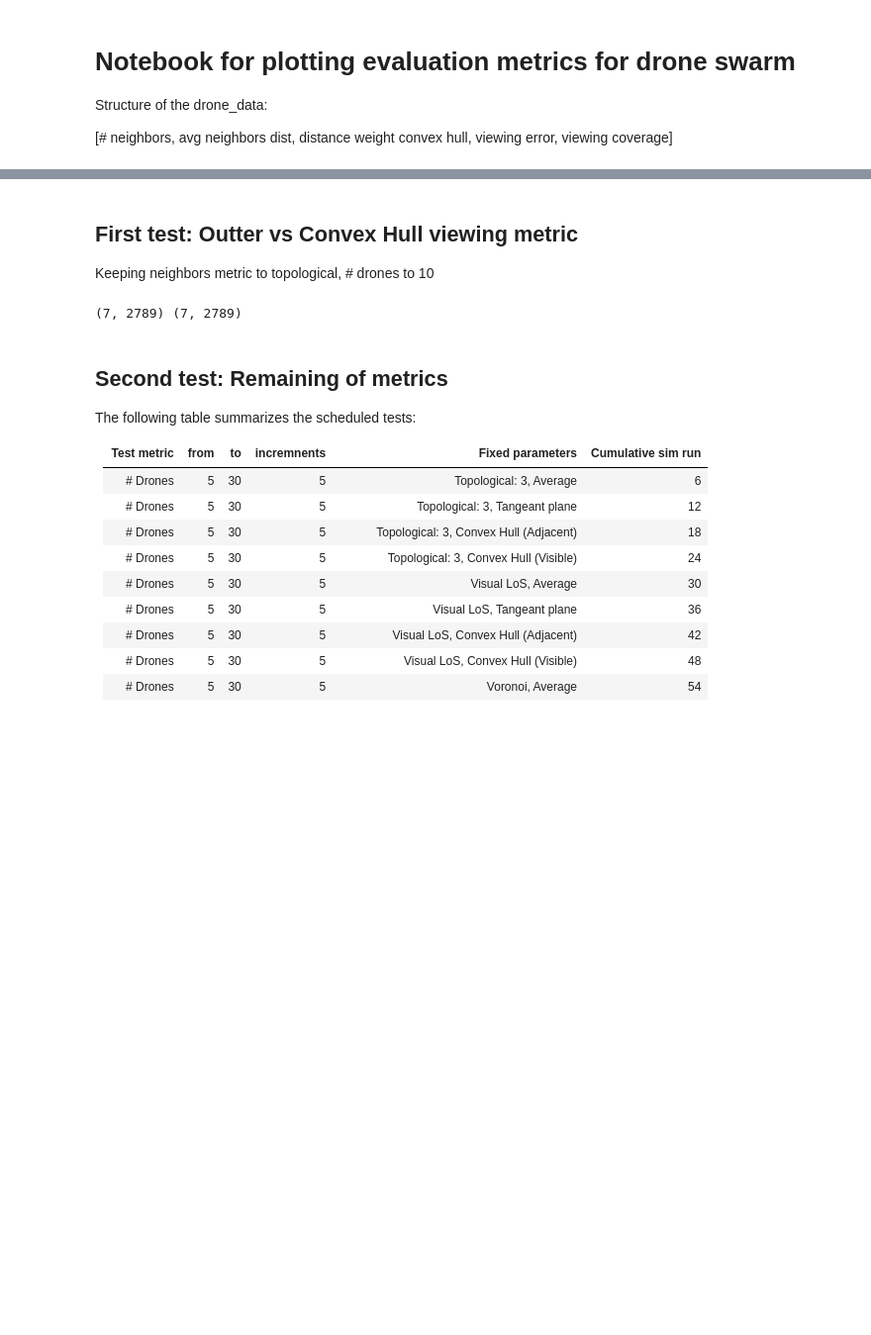
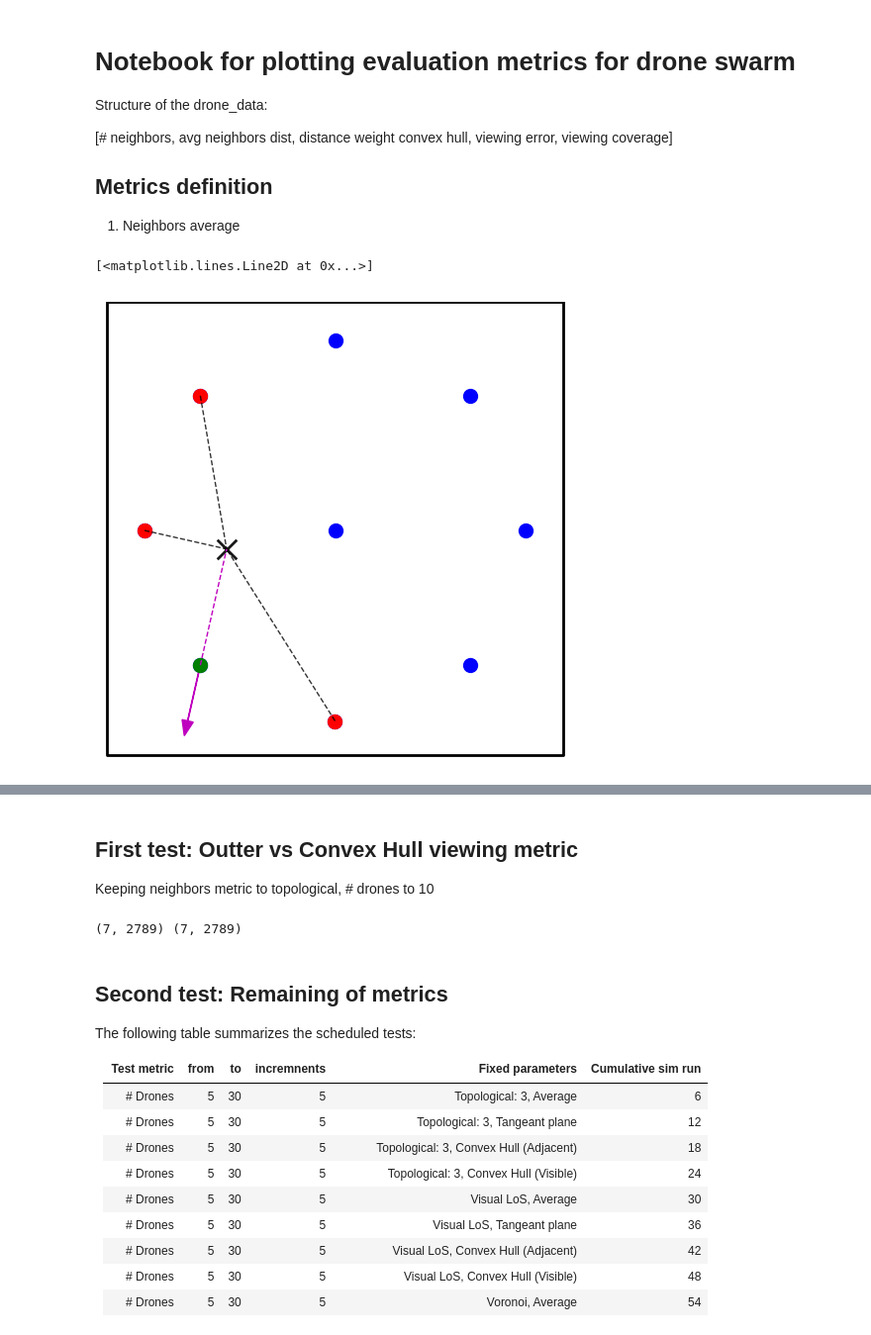
Before and after one commit to Alex0021/Robotic_Project1, a Jupyter notebook: notebooks/metric_eval.ipynb, the cells around one changed output, grey strips where cells are left out. Shown at 99% size. Drawn from its saved outputs; the diff is of its cells as text; code cells hidden in the pictures; blank space fills up the shorter version.

```diff
--- a/notebooks/metric_eval.ipynb
+++ b/notebooks/metric_eval.ipynb
@@ -4,3 +4,58 @@
 Structure of the drone_data:
 
 [# neighbors, avg neighbors dist, distance weight convex hull, viewing error, viewing coverage]
+
+## Metrics definition
+1. Neighbors average
+# %%
+# Simple average of neighbors
+import numpy as np
+import matplotlib.pyplot as plt
+
+BOUND = 0.6
+SIZE = 100
+# 8 drones on a circle + 1 in the center
+n = 9
+r = 0.5
+# neighbors
+neighbors = [4,5,7]
+selected = 6
+# positions
+x = [0] + [r*np.cos(2*np.pi*i/(n-1)) for i in range(n-1)]
+y = [0] + [r*np.sin(2*np.pi*i/(n-1)) for i in range(n-1)]
+
+# Set figure
+plt.figure(figsize=(6,6))
+plt.axis('equal')
+
+plt.axis([-BOUND, BOUND, -BOUND, BOUND])
+# Hide axes
+plt.axis('off')
+# Scatter plot
+plt.scatter(x, y, marker='o', color='b', s=SIZE)
+plt.scatter([x[i] for i in neighbors], [y[i] for i in neighbors], marker='o', color='r', s=SIZE)
+
+# Show neighbors centroid
+x_center = np.mean([x[i] for i in neighbors])
+y_center = np.mean([y[i] for i in neighbors])
+plt.scatter(x_center, y_center, marker='x', color=[[0,0,0,0.90]], s=200, linewidth=2)
+
+# Draw dotted line from neighbors to centroid
+for i in neighbors:
+    plt.plot([x[i], x_center], [y[i], y_center], 'k--', alpha=0.8, lw=1)
+
+# Draw dotted line from selected to centroid
+plt.plot([x[selected], x_center], [y[selected], y_center], 'm--', lw=1)
+
+# Draw pointing arrow
+dir = np.array([x_center - x[selected], y_center - y[selected]])
+dir = dir / np.linalg.norm(dir)
+plt.arrow(x[selected], y[selected], -dir[0]*0.15, -dir[1]*0.15, head_width=0.03, head_length=0.04, fc='m', ec='m')
+
+plt.scatter(x[selected], y[selected], marker='o', color='g', s=SIZE)
+
+# Create a box around the plot
+plt.plot([BOUND, BOUND, -BOUND, -BOUND, BOUND], [BOUND, -BOUND+0.01, -BOUND+0.01, BOUND, BOUND], 'k-', lw=2)
+# %% [output]
+[<matplotlib.lines.Line2D at 0x...>]
+[figure, added]
```
Also changed, not shown: parts of 10 cells of this notebook, 2 other files.
